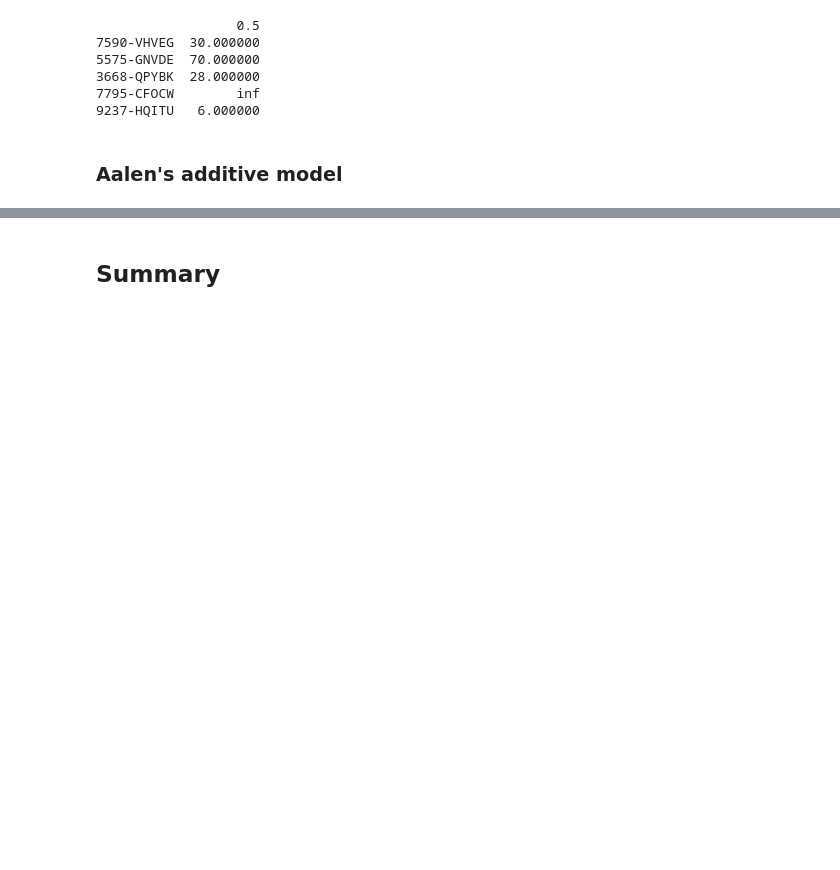
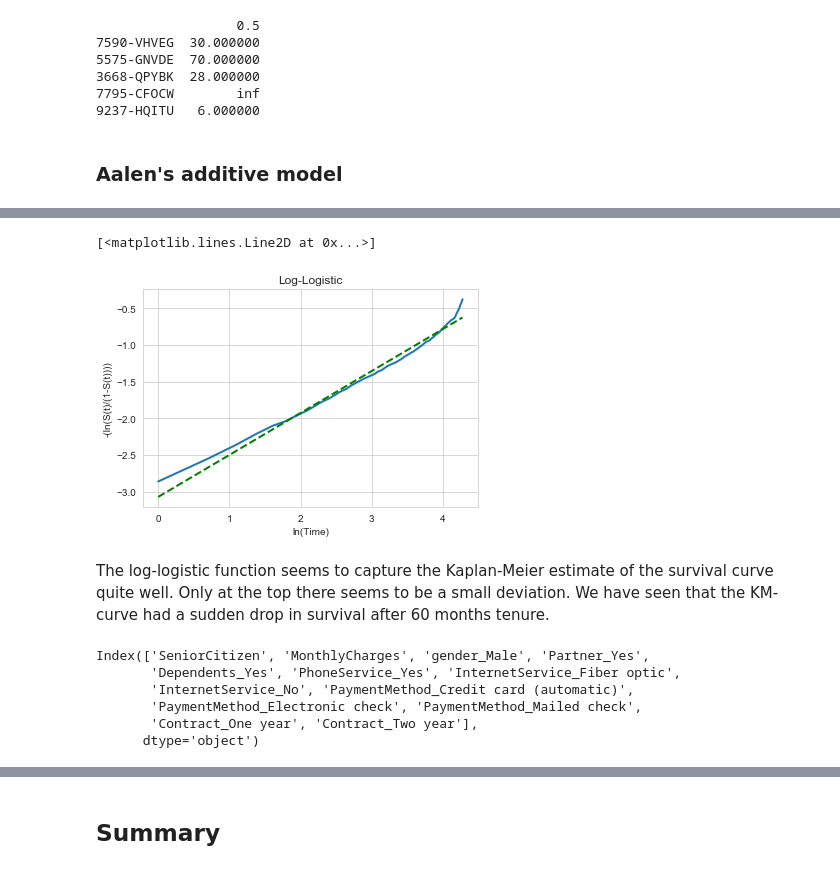
Before and after one commit to RobrechtVandendriessche/Survival, a Jupyter notebook: code/survival-regression.ipynb, the cells around one changed output, grey strips where cells are left out. Cells and saved outputs as stored; diff of their text form; code cells hidden in the pictures; blank space fills up the shorter version.

```diff
--- a/code/survival-regression.ipynb
+++ b/code/survival-regression.ipynb
@@ -419,0 +451,4 @@ All of the proposed models above can be considered . That is, a covariate has an
+# %%
+kmf = KaplanMeierFitter()
+kmf.fit(churn['tenure'], event_observed=churn['Churn'])
+kmf.plot()
@@ -419,0 +458,23 @@ All of the proposed models above can be considered . That is, a covariate has an
+# %%
+import statsmodels.api as st
+from statsmodels.base.model import GenericLikelihoodModel
+
+plt.figure()
+# Plotting the transformation of the survival curve to assess goodness of fit.
+plt.plot(np.log(kmf.survival_function_.index.values), -np.log(kmf.survival_function_/(1-kmf.survival_function_)),linewidth = 2.0)
+plt.ylabel('Probability of ending')
+plt.xlabel('Years')
+plt.title('Log-Logistic')
+plt.ylabel('-(ln(S(t)/(1-S(t))))')
+plt.xlabel('ln(Time)')
+y = -np.log(kmf.survival_function_.iloc[1:len(kmf.survival_function_)]/(1-kmf.survival_function_.iloc[1:len(kmf.survival_function_)]))
+X = np.log(kmf.survival_function_.index.values[1:len(kmf.survival_function_.index.values)])
+X = st.add_constant(X, prepend=False)
+linearmodel = st.OLS(y,X)
+linearmodelresults = linearmodel.fit()
+plt.plot(X[:,[0]],linearmodelresults.fittedvalues,'g--',linewidth = 2.0)
+# %% [output]
+[<matplotlib.lines.Line2D at 0x...>]
+[figure, added]
+# %% [markdown]
+The log-logistic function seems to capture the Kaplan-Meier estimate of the survival curve quite well. Only at the top there seems to be a small deviation. We have seen that the KM-curve had a sudden drop in survival after 60 months tenure.
@@ -419,0 +501,9 @@ All of the proposed models above can be considered . That is, a covariate has an
+# %%
+print(survivaldata.columns)
+# %% [output]
+Index(['SeniorCitizen', 'MonthlyCharges', 'gender_Male', 'Partner_Yes',
+       'Dependents_Yes', 'PhoneService_Yes', 'InternetService_Fiber optic',
+       'InternetService_No', 'PaymentMethod_Credit card (automatic)',
+       'PaymentMethod_Electronic check', 'PaymentMethod_Mailed check',
+       'Contract_One year', 'Contract_Two year'],
+      dtype='object')
```
Also changed, not shown: parts of 20 cells of this notebook.
